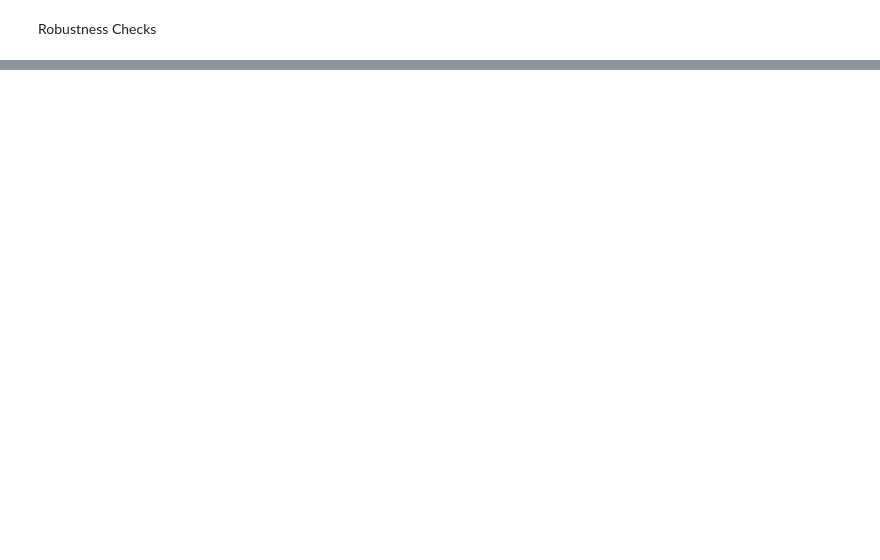
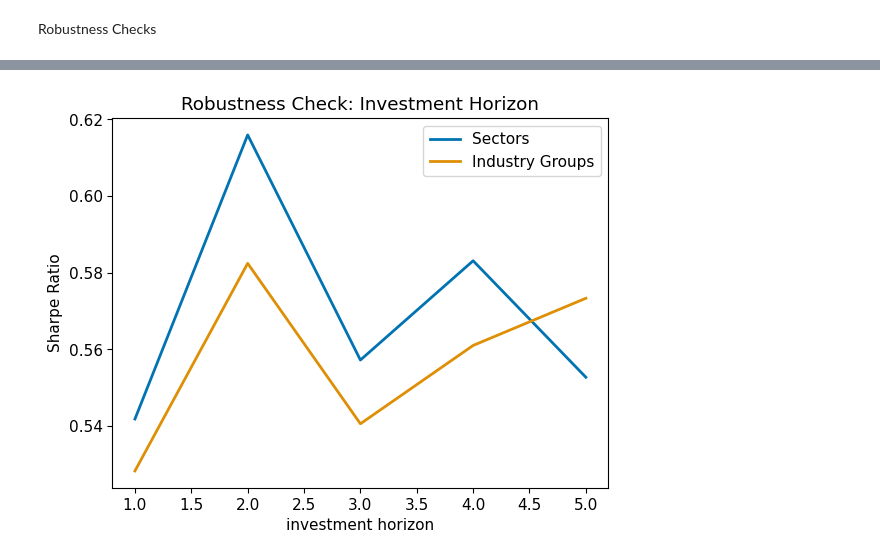
Before and after one commit to fabian-mugrauer/SPX-Industry-Momentum, a Jupyter notebook: notebooks/SPX_Industry_Momentum.ipynb, the cells around one changed output, grey strips where cells are left out. Drawn from its saved outputs; the diff is of its cells as text; code cells hidden in the pictures; blank space fills up the shorter version.

```diff
--- a/notebooks/SPX_Industry_Momentum.ipynb
+++ b/notebooks/SPX_Industry_Momentum.ipynb
@@ -271,0 +198,20 @@ plt.show()
+# %%
+# Define the range for the investment horizon
+investment_horizon_range = range(1, 6)  # Example range
+
+# Perform the robustness check for investment horizon
+sharpe_ratios_investment_horizon = EvaluateStrategy.perform_robustness_check(
+    momentum, 'investment_horizon', investment_horizon_range, Sectors_returns_m, rf_d_monthly,
+    SPXT_returns_m, lookback_period_end, startMonth, nLong, 0, trx_cost, holding_period
+)
+
+sharpe_ratios_investment_horizon_IG = EvaluateStrategy.perform_robustness_check(
+    momentum, 'investment_horizon', investment_horizon_range, Industry_Groups_returns_m, rf_d_monthly,
+    SPXT_returns_m, lookback_period_end, startMonth, nLong, 0, trx_cost, holding_period
+)
+
+# Plot the results for investment horizon robustness check
+fig6 = visualizer.plot_robustness_check(investment_horizon_range, sharpe_ratios_investment_horizon, 'investment_horizon', sharpe_ratios_investment_horizon_IG, ['Sectors', 'Industry Groups'])
+fig6.savefig(os.path.join(picture_path, 'robustness_check_ih.png'), dpi=300)
+# %% [output]
+[figure, added]
```
Also changed, not shown: parts of 32 cells of this notebook.
